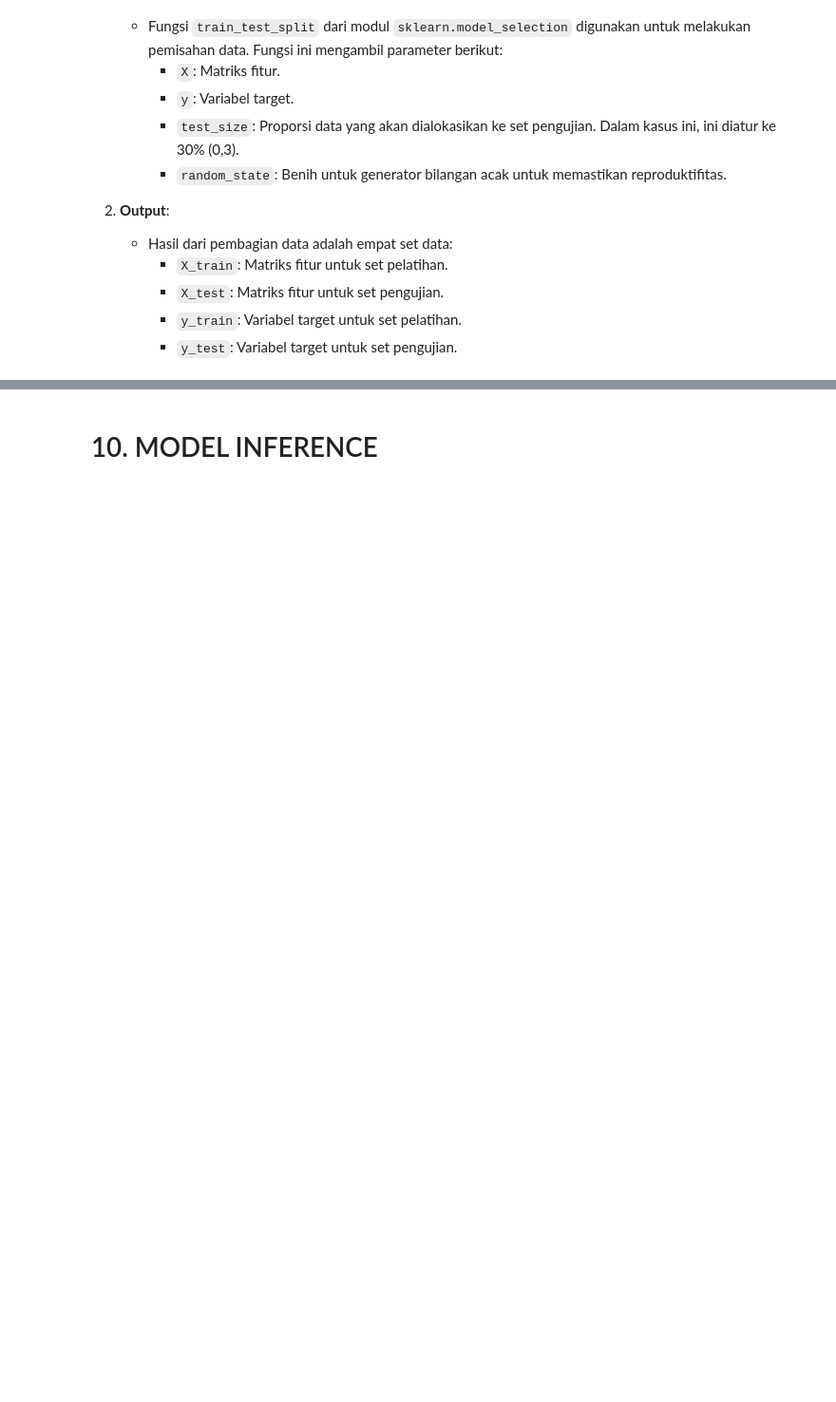
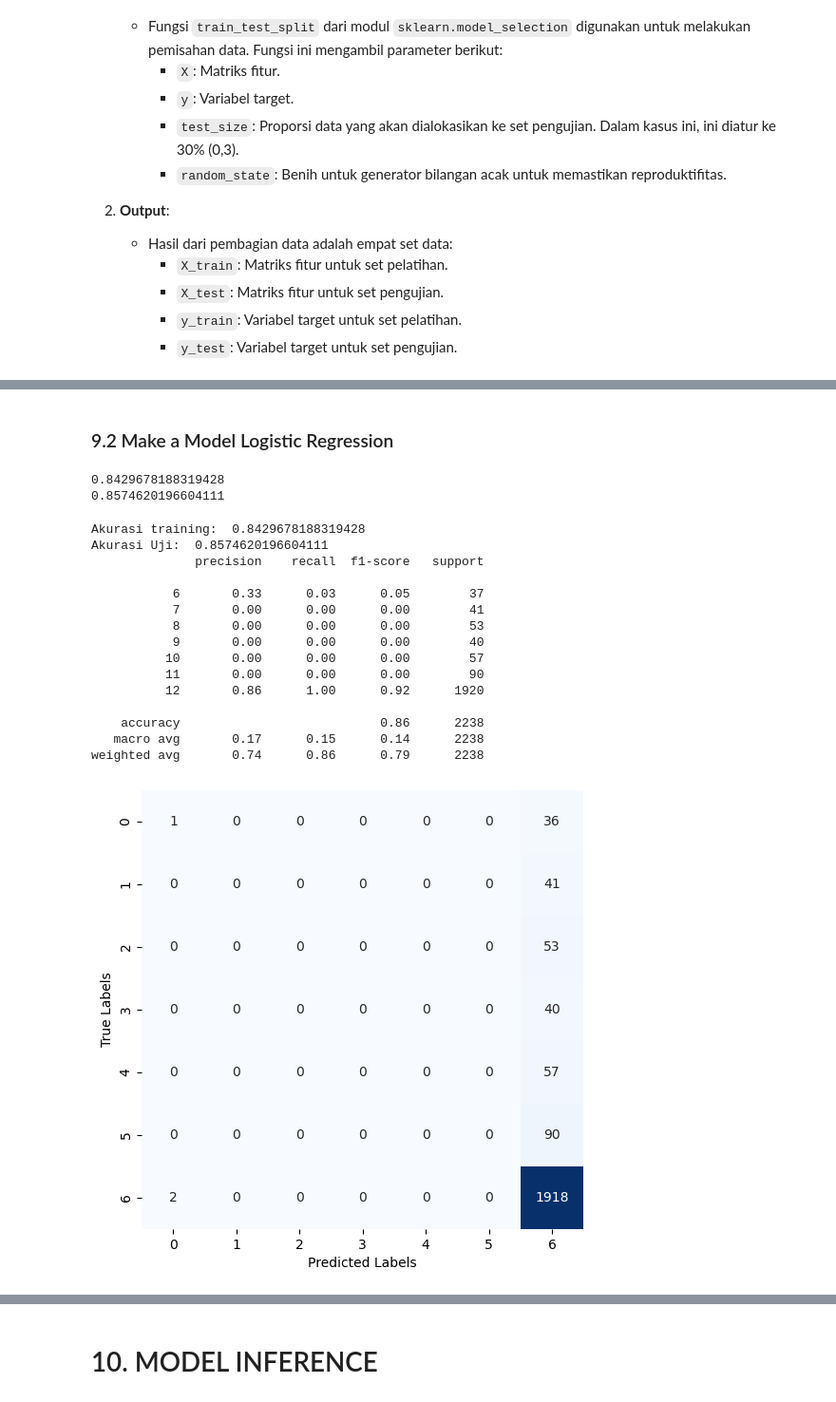
Before and after one commit to hdyits/H8_5, a Jupyter notebook: PYTN_KampusMerdeka_fp4_HeidyNurafiyahItsnaini/PYTN_KampusMerdeka_fp4_HeidyNurafiyahItsnaini.ipynb, the cells around one changed output, grey strips where cells are left out. Shown at 95% size. Cells and saved outputs as stored; diff of their text form; code cells hidden in the pictures; blank space fills up the shorter version.

```diff
--- a/PYTN_KampusMerdeka_fp4_HeidyNurafiyahItsnaini/PYTN_KampusMerdeka_fp4_HeidyNurafiyahItsnaini.ipynb
+++ b/PYTN_KampusMerdeka_fp4_HeidyNurafiyahItsnaini/PYTN_KampusMerdeka_fp4_HeidyNurafiyahItsnaini.ipynb
@@ -949,0 +1122,3 @@ X.head()
+# %%
+principal_Df['TENURE'] = df_ho['TENURE']
+principal_Df.head()
@@ -1239,0 +1153,50 @@ weighted avg       1.00      1.00      1.00        30
+# %%
+X = principal_Df.drop(columns = 'TENURE')
+y = principal_Df['TENURE']
+# %%
+X_train, X_test, y_train, y_test = train_test_split(X, y, test_size = 0.25)
+# %% [markdown]
+### 9.2 Make a Model Logistic Regression
+# %%
+model_logit = LogisticRegression(random_state=42)
+model_logit.fit(X_train, y_train)
+
+print(model_logit.score(X_train, y_train))
+print(model_logit.score(X_test, y_test))
+# %% [output]
+0.8429678188319428
+0.8574620196604111
+# %%
+# Melakukan prediksi pada variabel training dan testing
+y_train_pred_logic =model_logit.predict(X_train)
+y_test_pred_logic = model_logit.predict(X_test)
+
+# Melihat hasil akurasi prediksi
+print("Akurasi training: ", accuracy_score(y_train, y_train_pred_logic))
+print("Akurasi Uji: ", accuracy_score(y_test, y_test_pred_logic))
+print(classification_report(y_test, y_test_pred_logic))
+
+# Buat matriks konfusi dari hasil prediksi testing model machine learning
+cm_logic = confusion_matrix(y_test, y_test_pred_logic)
+plt.figure(figsize=(6, 6))
+sns.heatmap(cm_logic, annot=True, fmt='d', cmap='Blues', cbar=False)
+plt.xlabel('Predicted Labels')
+plt.ylabel('True Labels')
+plt.show()
+# %% [output]
+Akurasi training:  0.8429678188319428
+Akurasi Uji:  0.8574620196604111
+              precision    recall  f1-score   support
+
+           6       0.33      0.03      0.05        37
+           7       0.00      0.00      0.00        41
+           8       0.00      0.00      0.00        53
+           9       0.00      0.00      0.00        40
+          10       0.00      0.00      0.00        57
+          11       0.00      0.00      0.00        90
+          12       0.86      1.00      0.92      1920
+
+    accuracy                           0.86      2238
+   macro avg       0.17      0.15      0.14      2238
+weighted avg       0.74      0.86      0.79      2238
+[figure, added]
```
Also changed, not shown: parts of 94 cells of this notebook.
